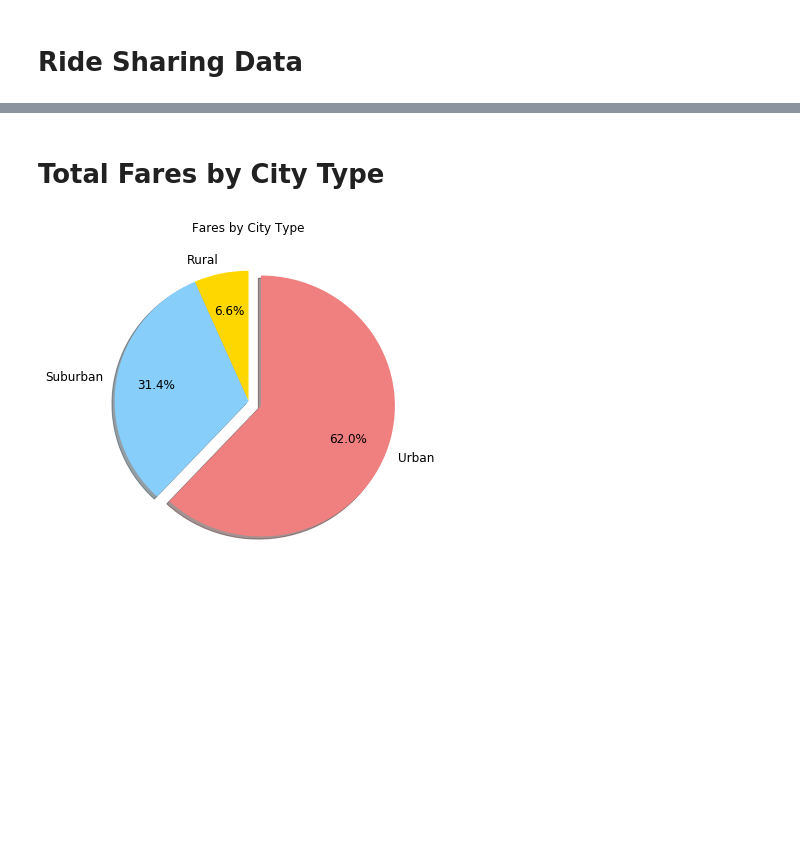
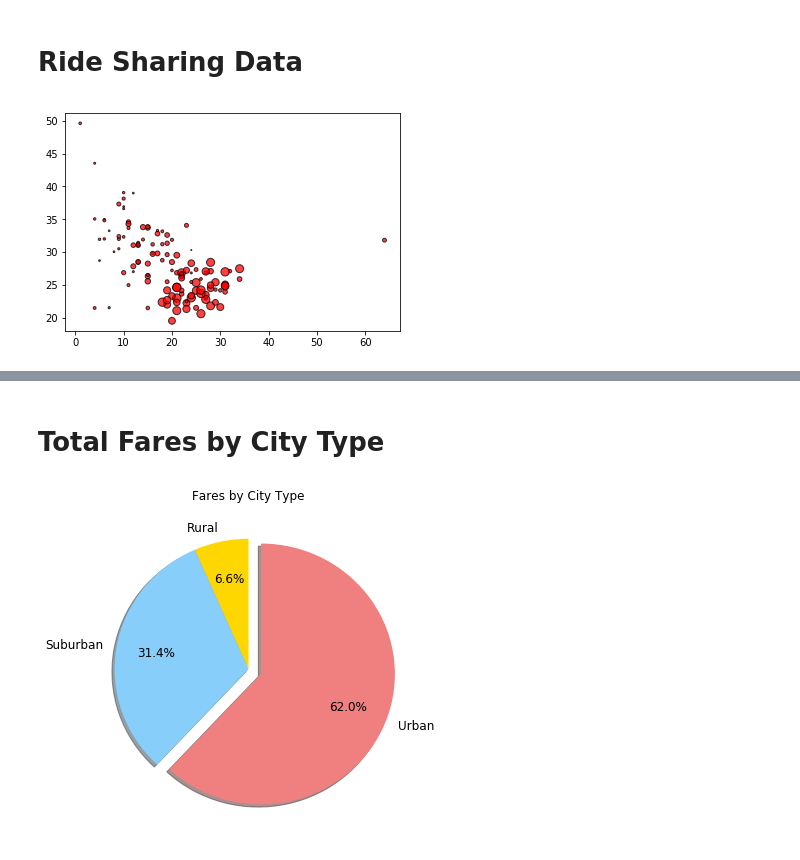
Before and after one commit to spencerrand/Ride-Sharing-Analysis, a Jupyter notebook: main.ipynb, the cells around one changed output, grey strips where cells are left out. Drawn from its saved outputs; the diff is of its cells as text; code cells hidden in the pictures; blank space fills up the shorter version.

```diff
--- a/main.ipynb
+++ b/main.ipynb
@@ -76,3 +105,24 @@ dtype: int64
 # %%
 # This section displays a bubble chart showing the average fare per city, total number of rides per city,
 # total number of drivers per city and city type
+
+# Group the combined dataframe by city
+city_group = combined_df.groupby("city")
+
+# Calculate the average fare by city
+fare_avg_by_city = city_group["fare"].mean()
+
+# Calculate the total number of rides by city
+total_rides_by_city = city_group["ride_id"].count()
+
+# Get the driver count by city
+driver_count_by_city = city_group["driver_count"].first()
+
+# Create bubble plot
+plt.scatter(total_rides_by_city, fare_avg_by_city, marker="o", facecolors="red", edgecolors="black",
+            s=driver_count_by_city, alpha=0.75)
+
+# Display pie chart
+plt.show()
+# %% [output]
+[figure, added]
```
Also changed, not shown: parts of 5 cells of this notebook.
